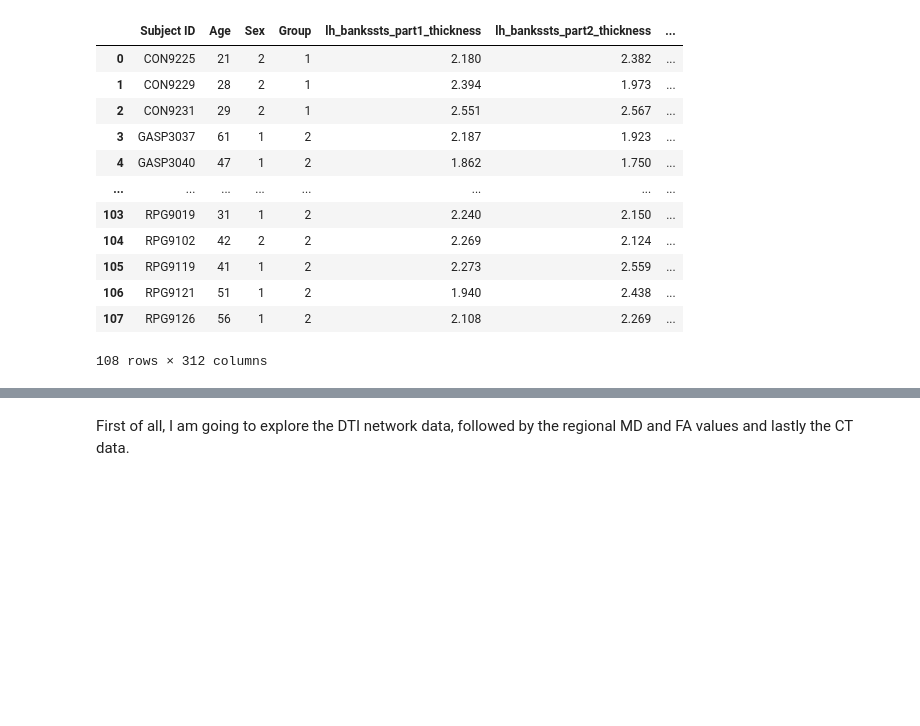
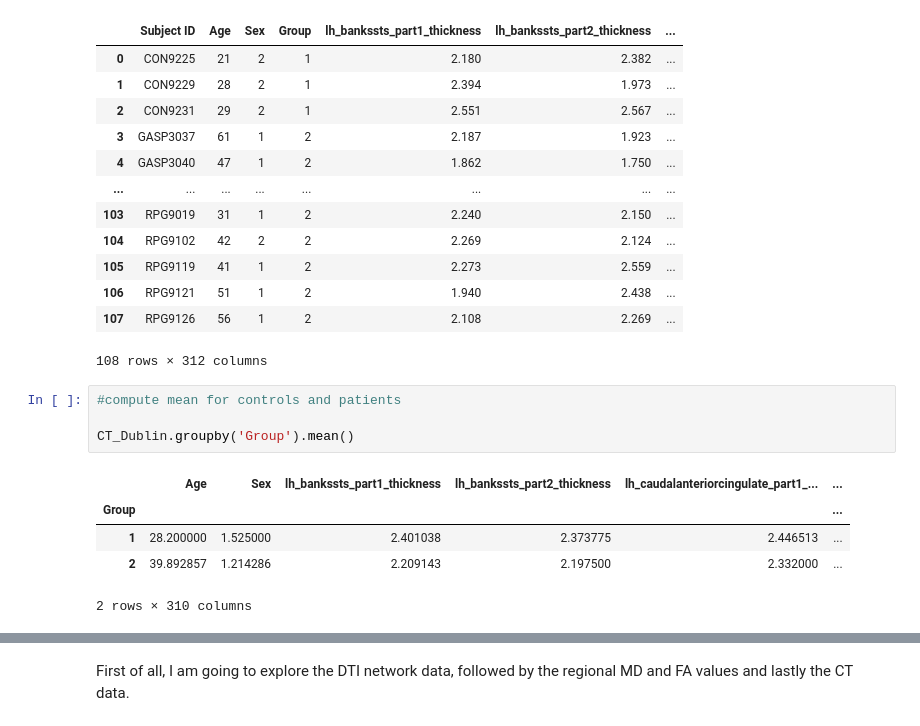
Before and after one commit to mello-y/MSc5_research_project, a Jupyter notebook: data/Data_exploration.ipynb, the cells around one changed output, grey strips where cells are left out. Saved outputs shown, nothing was run; the diff lists cells and outputs as text; blank space fills up the shorter version.

```diff
--- a/data/Data_exploration.ipynb
+++ b/data/Data_exploration.ipynb
@@ -293,3 +275,13 @@ CT_Dublin
 | 106 | RPG9121 | 51 | 1 | 2 | 1.940 | 2.438 | ... |
 | 107 | RPG9126 | 56 | 1 | 2 | 2.108 | 2.269 | ... |
 108 rows × 312 columns
+# %%
+#compute mean for controls and patients
+
+CT_Dublin.groupby('Group').mean()
+# %% [output]
+|  | Age | Sex | lh_bankssts_part1_thickness | lh_bankssts_part2_thickness | lh_caudalanteriorcingulate_part1_... | ... |
+| Group |  |  |  |  |  | ... |
+| 1 | 28.200000 | 1.525000 | 2.401038 | 2.373775 | 2.446513 | ... |
+| 2 | 39.892857 | 1.214286 | 2.209143 | 2.197500 | 2.332000 | ... |
+2 rows × 310 columns
```
Also changed, not shown: parts of 8 cells of this notebook.
